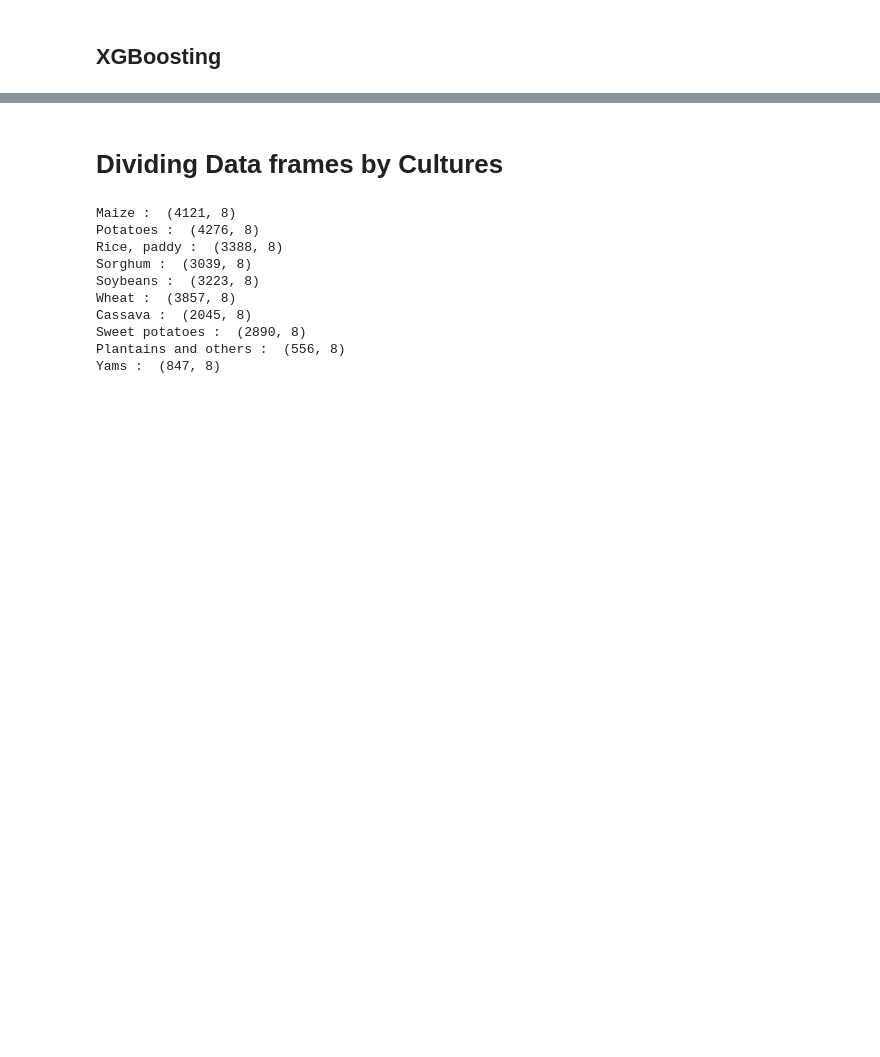
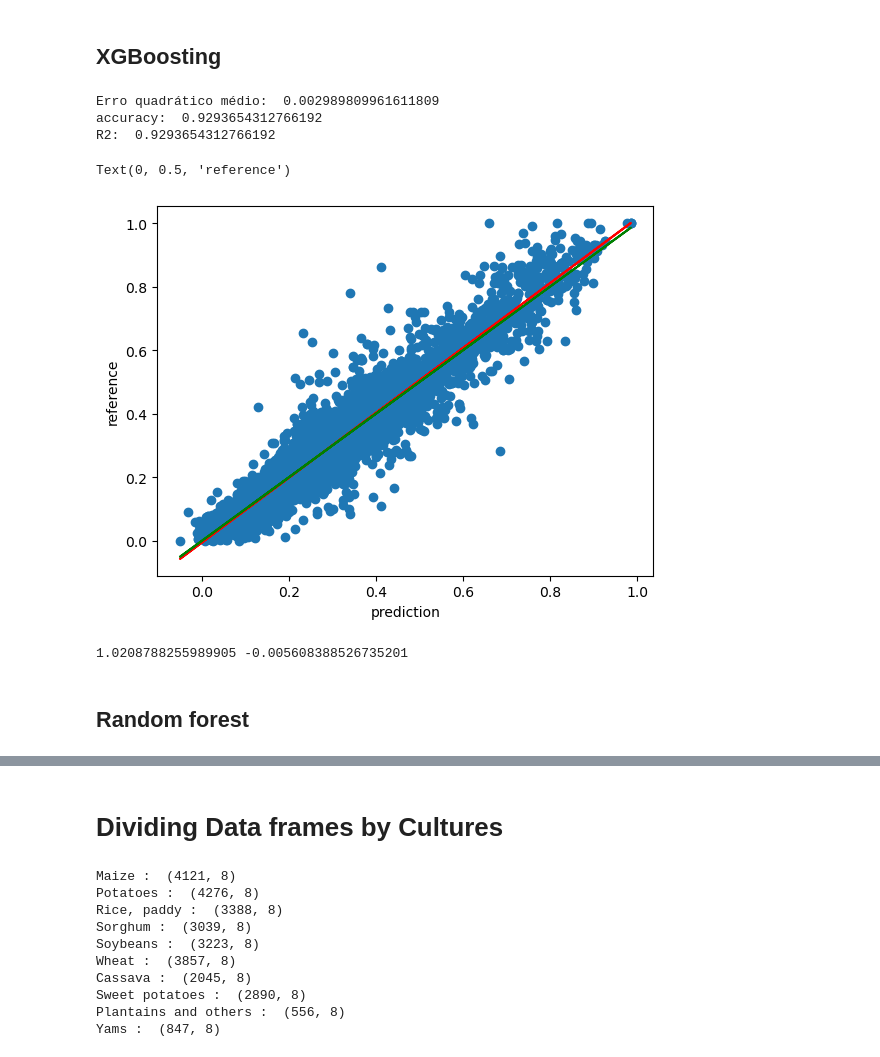
Before and after one commit to afonsopastana/test, a Jupyter notebook: models-to-yield-prediction.ipynb, the cells around one changed output, grey strips where cells are left out. Cells and saved outputs as stored; diff of their text form; code cells hidden in the pictures; blank space fills up the shorter version.

```diff
--- a/models-to-yield-prediction.ipynb
+++ b/models-to-yield-prediction.ipynb
@@ -442,0 +402,9 @@ ValueError: Classification metrics can't handle a mix of continuous and binary t
+# %%
+from sklearn.preprocessing import LabelEncoder
+
+X = df_mod[numeric_attributs + categorical_attributs]
+y = df_mod['yield_norm']
+
+label_encoder = LabelEncoder()
+for column in categorical_attributs:
+    X[column] = label_encoder.fit_transform(X[column])
@@ -443,3 +427,46 @@ ValueError: Classification metrics can't handle a mix of continuous and binary t
 # %% [markdown]
 ## XGBoosting
+# %%
+import xgboost as xg
+# from sklearn.ensemble import RandomForestRegressor, GradientBoostingRegressor
+from sklearn.pipeline import Pipeline
+from sklearn.metrics import mean_squared_error, r2_score
+
+
+clf = xg.XGBRegressor(random_state=42)
+
+pipeline = Pipeline([
+    ('model', clf)
+])
+
+pipeline.fit(X_train, y_train)
+
+y_pred = pipeline.predict(X_test)
+
+mse = mean_squared_error(y_test, y_pred)
+r2 = r2_score(y_test, y_pred)
+acc = pipeline.score(X_test, y_test)
+print('Erro quadrático médio: ', mse)
+print('accuracy: ', acc)
+print('R2: ', r2)
+# %% [output]
+Erro quadrático médio:  0.002989809961611809
+accuracy:  0.9293654312766192
+R2:  0.9293654312766192
+# %%
+plt.scatter(y_pred, y_test)
+m, b = np.polyfit(y_pred, y_test, 1)
+plt.plot(y_pred, m*y_pred+b, color = 'red') # regression line
+plt.plot(y_pred, y_pred, color = 'green') # identity
+plt.xlabel('prediction')
+plt.ylabel('reference')
+# %% [output]
+Text(0, 0.5, 'reference')
+[figure, added]
+# %%
+print(m, b) # we re looking for a m close to 1 and b close to 0
+# %% [output]
+1.0208788255989905 -0.005608388526735201
+# %% [markdown]
+## Random forest
 # %%
```
Also changed, not shown: parts of 8 cells of this notebook.
